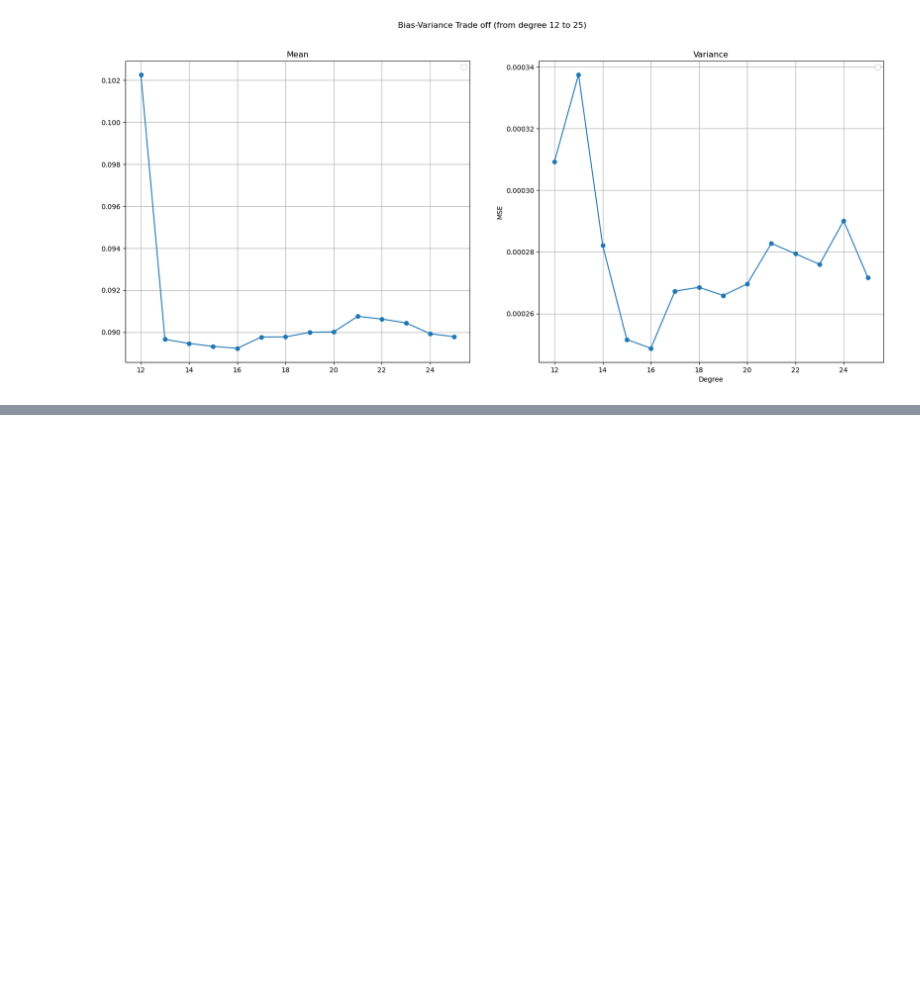
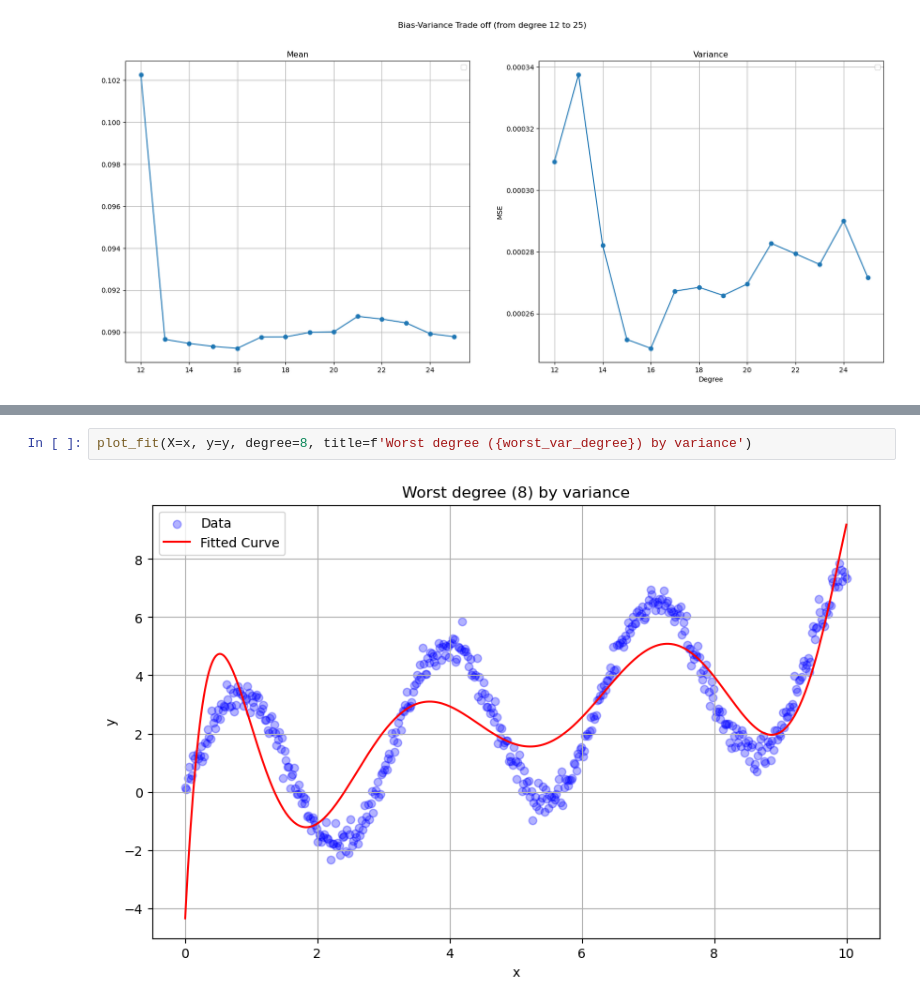
Before and after one commit to mjmousavi97/MachinLearning-TehranUni-2024, a Jupyter notebook: Projects/03 pro/src/main.ipynb, the cells around one changed output, grey strips where cells are left out. Drawn from its saved outputs; the diff is of its cells as text; blank space fills up the shorter version.

```diff
--- a/Projects/03 pro/src/main.ipynb
+++ b/Projects/03 pro/src/main.ipynb
@@ -204,0 +230,4 @@ plt.show()
+# %%
+plot_fit(X=x, y=y, degree=8, title=f'Worst degree ({worst_var_degree}) by variance')
+# %% [output]
+[figure, added]
```
Also changed, not shown: parts of 4 cells of this notebook.
